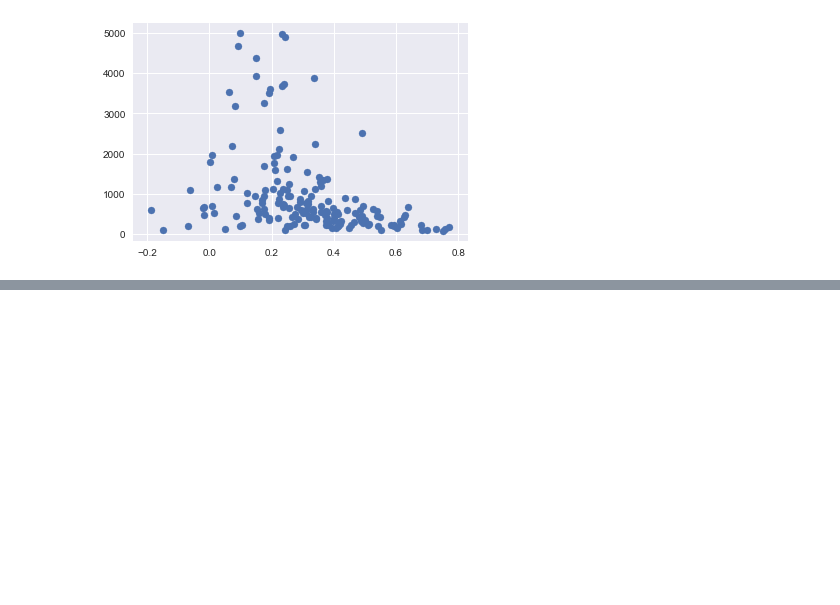
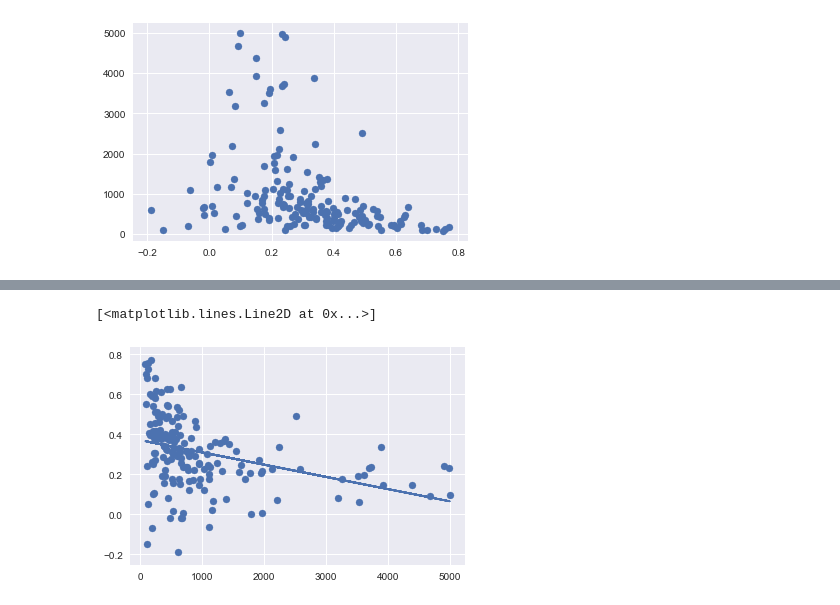
Before and after one commit to JunanQu/YELP-, a Jupyter notebook: length_sent.ipynb, the cells around one changed output, grey strips where cells are left out. Cells and saved outputs as stored; diff of their text form; code cells hidden in the pictures; blank space fills up the shorter version.

```diff
--- a/length_sent.ipynb
+++ b/length_sent.ipynb
@@ -107,0 +115,9 @@ plt.scatter(sents,length)
+# %%
+clf = linear_model.LinearRegression()
+clf.fit(X=length,y=sents)
+y_pred = clf.predict(length)
+plt.scatter(length,sents)
+plt.plot(length,y_pred)
+# %% [output]
+[<matplotlib.lines.Line2D at 0x...>]
+[figure, added]
```
Also changed, not shown: parts of 3 cells of this notebook, 1 other file.
